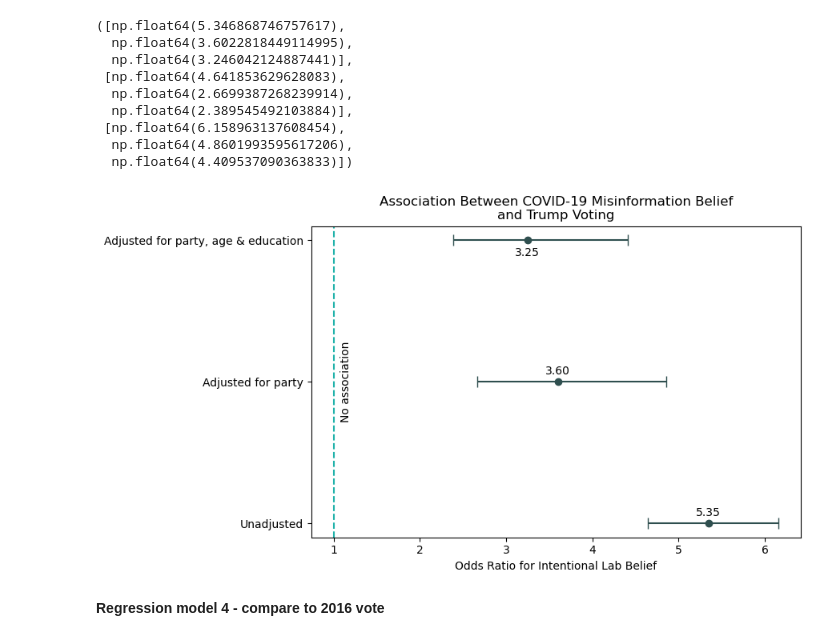
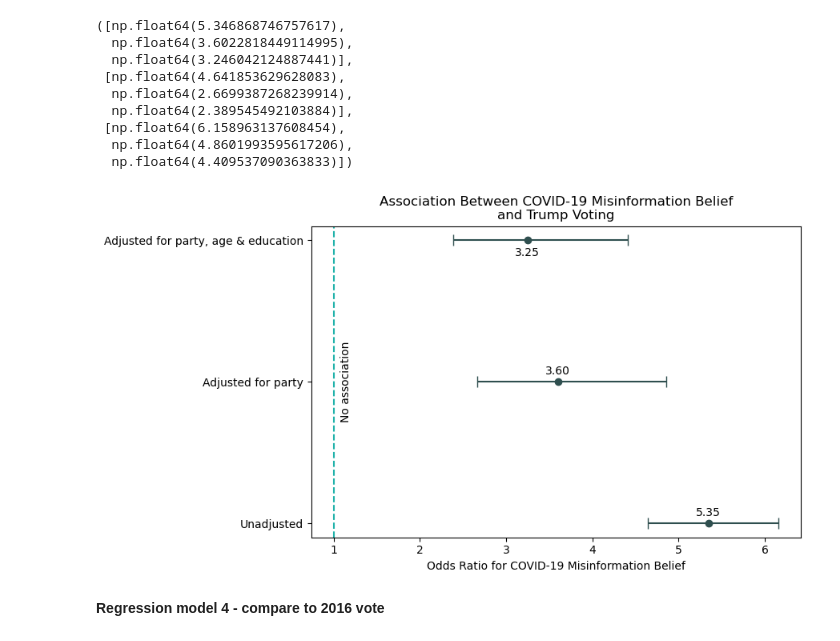
Before and after one commit to ameliabrooks28/QSS20_Project, a Jupyter notebook: code/03_regression.ipynb, the cells around one changed output. Cells and saved outputs as stored; diff of their text form; code cells hidden in the pictures.

```diff
--- a/code/03_regression.ipynb
+++ b/code/03_regression.ipynb
@@ -345,35 +346,35 @@ odds_ratios, ci_lower, ci_upper
 # %%
 y = np.arange(len(labels))
 
 # error bar distances from center point
 lower_error = np.array(odds_ratios) - np.array(ci_lower)
 upper_error = np.array(ci_upper) - np.array(odds_ratios)
 errors = [lower_error, upper_error]
 
 plt.figure(figsize=(9, 5)) # resize
 
 plt.errorbar(odds_ratios, y, xerr=errors, fmt="o", capsize=5, color="darkslategrey")
 
 # line representing an odds ratio of 1
 plt.axvline(1, linestyle="--", color="lightseagreen")
 
 plt.yticks(y, labels)
-plt.xlabel("Odds Ratio for Intentional Lab Belief")
+plt.xlabel("Odds Ratio for COVID-19 Misinformation Belief")
 plt.title("Association Between COVID-19 Misinformation Belief\n"
           "and Trump Voting")
 
 plt.text(1.08, 1, "No association", rotation=90, va="center")
 
 # label each point with its odds ratio
 plt.text(odds_ratios[0], y[0] + 0.05, f"{odds_ratios[0]:.2f}", ha="center") # rounded to 2 decimal places
 plt.text(odds_ratios[1], y[1] + 0.05, f"{odds_ratios[1]:.2f}", ha="center")
 plt.text(odds_ratios[2], y[2] - 0.11, f"{odds_ratios[2]:.2f}", ha="center")
 
 plt.tight_layout() # adjust spacing
 plt.savefig("../output/forest_coefficient_plot2.png", bbox_inches="tight")
 plt.show()
 # %% [output]
-[figure, old version]
+[figure, new version]
 # %% [markdown]
 **Regression model 4 - compare to 2016 vote**
 # %%
```
Also changed, not shown: parts of 8 cells of this notebook, 3 other files.
